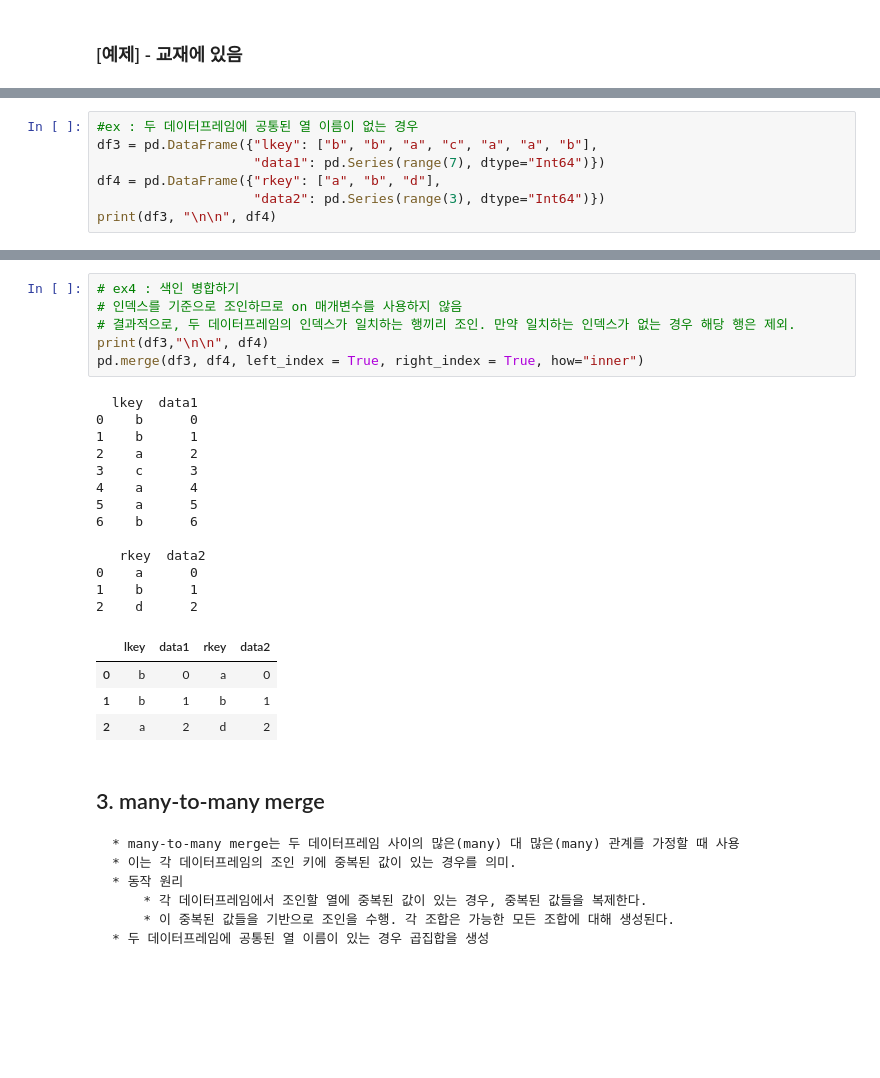
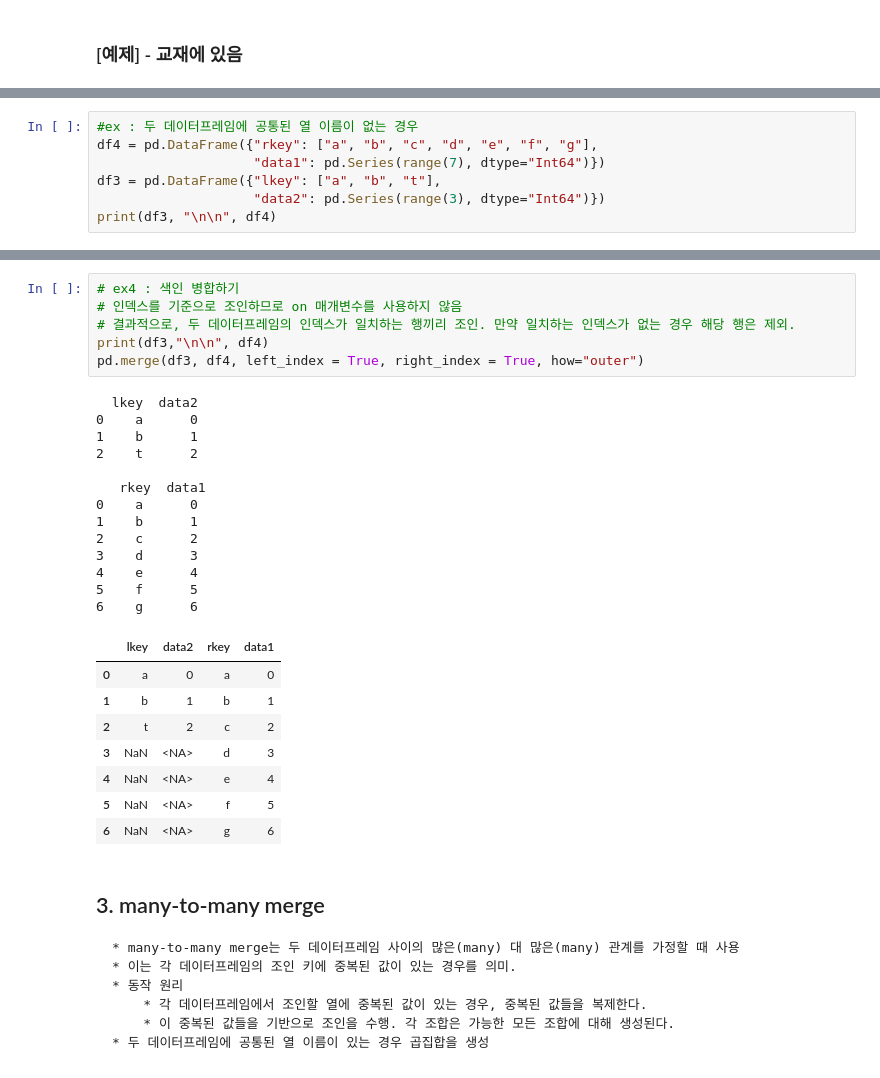
Before and after one commit to novoodi/python_basic_2, a Jupyter notebook: ch08_update_class.ipynb, the cells around one changed output, grey strips where cells are left out. Saved outputs shown, nothing was run; the diff lists cells and outputs as text; blank space fills up the shorter version.

```diff
--- a/ch08_update_class.ipynb
+++ b/ch08_update_class.ipynb
@@ -327,9 +329,9 @@ pd.merge(df1, df2, on="key", how="inner")
 | 5 | b | 6 | 1 |
 # %%
 #ex : 두 데이터프레임에 공통된 열 이름이 없는 경우
-df3 = pd.DataFrame({"lkey": ["b", "b", "a", "c", "a", "a", "b"],
+df4 = pd.DataFrame({"rkey": ["a", "b", "c", "d", "e", "f", "g"],
                     "data1": pd.Series(range(7), dtype="Int64")})
-df4 = pd.DataFrame({"rkey": ["a", "b", "d"],
+df3 = pd.DataFrame({"lkey": ["a", "b", "t"],
                     "data2": pd.Series(range(3), dtype="Int64")})
 print(df3, "\n\n", df4)
 # %% [output]
@@ -427,27 +421,31 @@ pd.merge(df3, df4, left_on="lkey", right_on="rkey", how = "right")
 # %%
 # ex4 : 색인 병합하기
 # 인덱스를 기준으로 조인하므로 on 매개변수를 사용하지 않음
 # 결과적으로, 두 데이터프레임의 인덱스가 일치하는 행끼리 조인. 만약 일치하는 인덱스가 없는 경우 해당 행은 제외.
 print(df3,"\n\n", df4)
-pd.merge(df3, df4, left_index = True, right_index = True, how="inner")
+pd.merge(df3, df4, left_index = True, right_index = True, how="outer")
 # %% [output]
-  lkey  data1
-0    b      0
-1    b      1
-2    a      2
-3    c      3
-4    a      4
-5    a      5
-6    b      6
-
-   rkey  data2
+  lkey  data2
 0    a      0
 1    b      1
-2    d      2
+2    t      2
+
+   rkey  data1
+0    a      0
+1    b      1
+2    c      2
+3    d      3
+4    e      4
+5    f      5
+6    g      6
-|  | lkey | data1 | rkey | data2 |
-| 0 | b | 0 | a | 0 |
+|  | lkey | data2 | rkey | data1 |
+| 0 | a | 0 | a | 0 |
 | 1 | b | 1 | b | 1 |
-| 2 | a | 2 | d | 2 |
+| 2 | t | 2 | c | 2 |
+| 3 | NaN | <NA> | d | 3 |
+| 4 | NaN | <NA> | e | 4 |
+| 5 | NaN | <NA> | f | 5 |
+| 6 | NaN | <NA> | g | 6 |
 # %% [markdown]
 ## 3. many-to-many merge
     * many-to-many merge는 두 데이터프레임 사이의 많은(many) 대 많은(many) 관계를 가정할 때 사용
```
Also changed, not shown: parts of 27 cells of this notebook, 1 other file.
